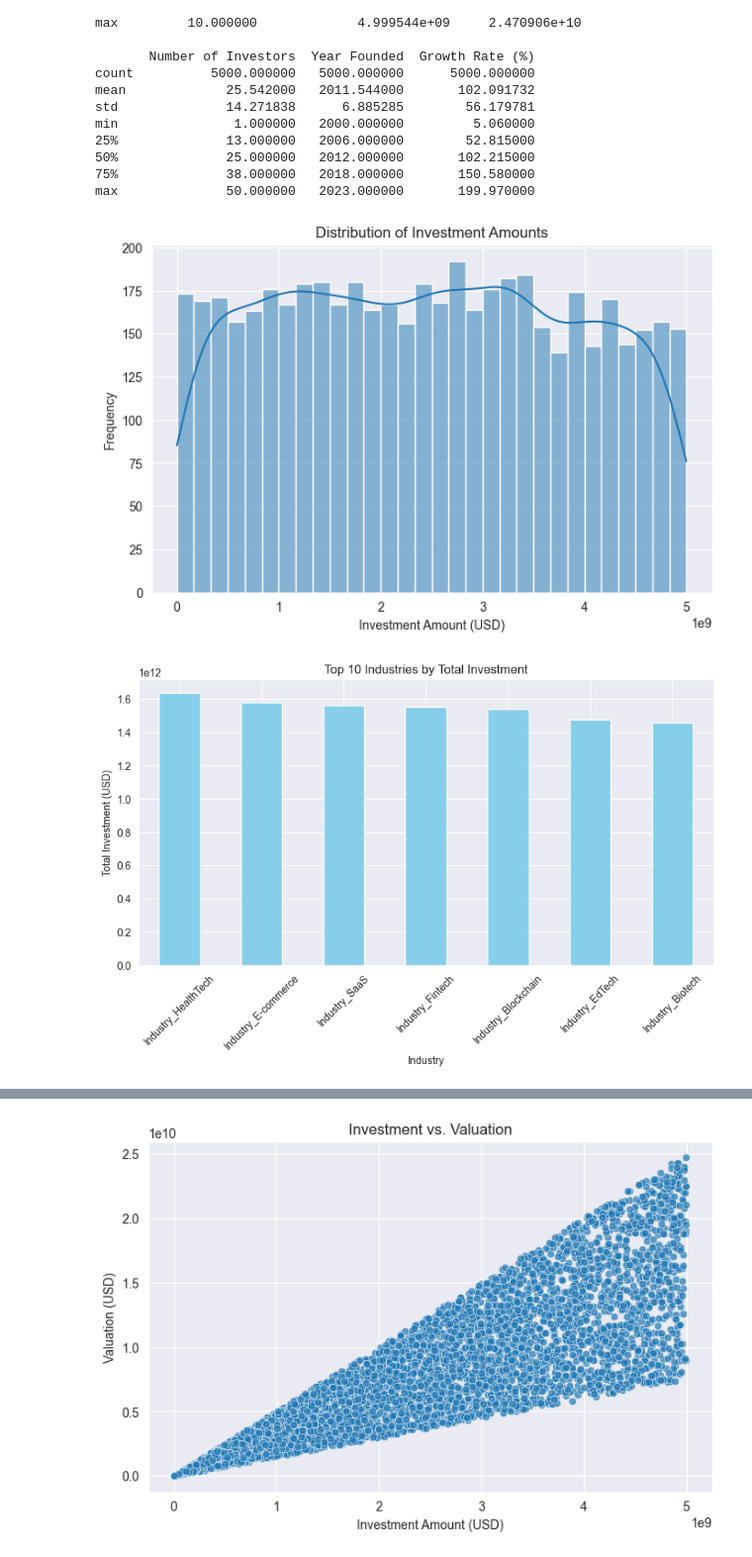
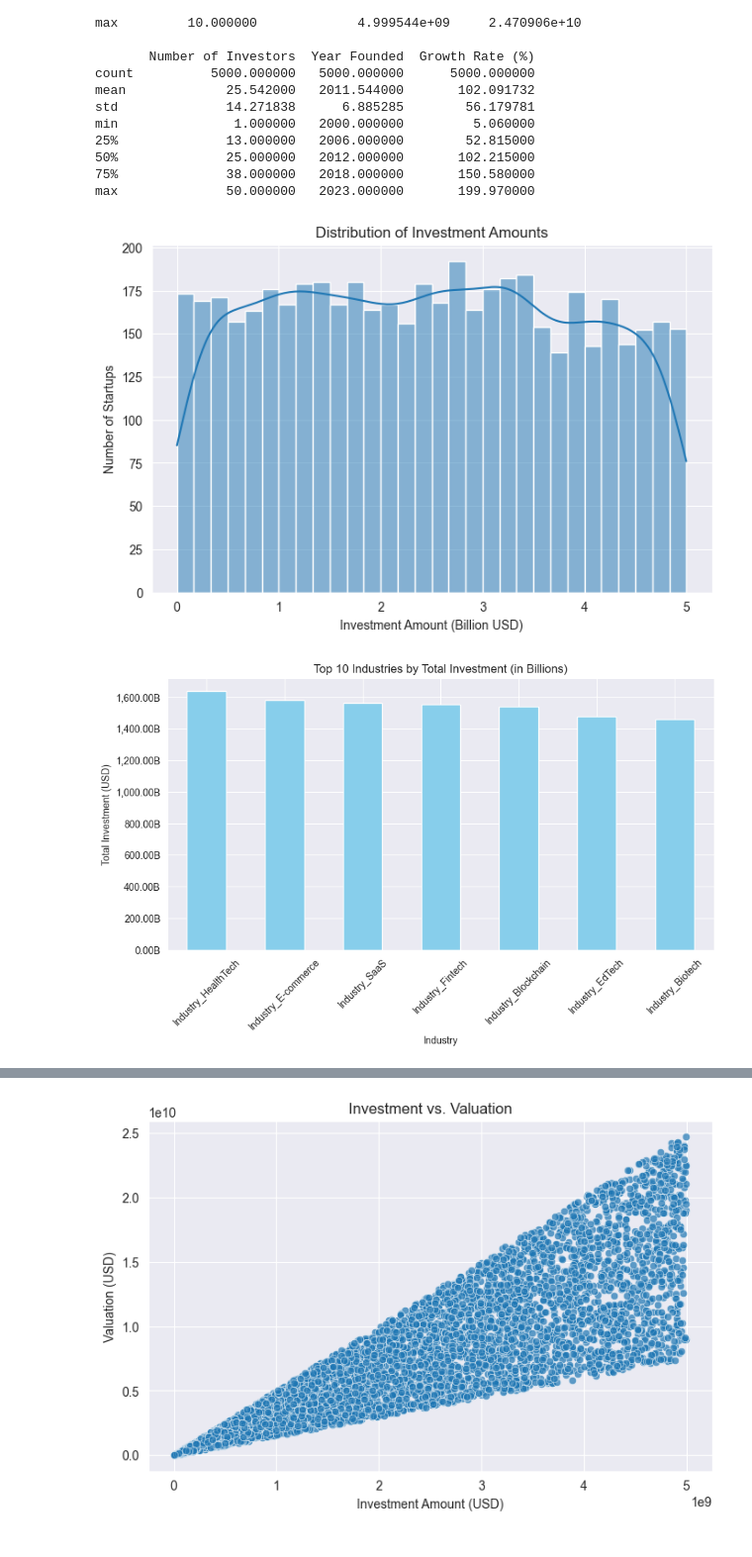
Before and after one commit to kavishkafer/BIS_Assignment, a Jupyter notebook: main.ipynb, the cells around one changed output, grey strips where cells are left out. Shown: that part at 99% size. Saved outputs shown, nothing was run; the diff lists cells and outputs as text; code cells hidden in the pictures.

Commit message:
Added Forecasting and improved readablity of graphs

```diff
--- a/main.ipynb
+++ b/main.ipynb
@@ -116,42 +116,49 @@ max              50.000000   2023.000000       199.970000
 import matplotlib.pyplot as plt
 import seaborn as sns
 
-# Histogram for Investment Amount
+# Convert investment amount to billions
+df["Investment Amount (Billion USD)"] = df["Investment Amount (USD)"] / 1e9
+
+# Plot
 plt.figure(figsize=(8, 5))
-sns.histplot(df["Investment Amount (USD)"], bins=30, kde=True)
+sns.histplot(df["Investment Amount (Billion USD)"], bins=30, kde=True)
 plt.title("Distribution of Investment Amounts")
-plt.xlabel("Investment Amount (USD)")
-plt.ylabel("Frequency")
+plt.xlabel("Investment Amount (Billion USD)")
+plt.ylabel("Number of Startups")
+plt.xticks(rotation=0)  # Keep labels horizontal for clarity
 plt.show()
 # %% [output]
-[figure, old version]
+[figure, new version]
 # %%
 # Identify industry-related columns (after one-hot encoding)
 industry_columns = [col for col in df.columns if col.startswith("Industry_")]
 
 # Create a dictionary to store total funding for each industry
 industry_funding = {}
 
 for industry in industry_columns:
     total_funding = (df[industry] * df["Investment Amount (USD)"]).sum()  # Multiply and sum
     industry_funding[industry] = total_funding
 
 # Convert to a Pandas Series and sort values
 industry_funding = pd.Series(industry_funding).sort_values(ascending=False)
 
 # Plot
 import matplotlib.pyplot as plt
+import matplotlib.ticker as mticker
 
-# Round the investment values to 2 decimal places for better readability
-industry_funding = industry_funding.round(2)
+# Convert investment values to billions (M)
+industry_funding_billions = industry_funding / 1e9  # Divide by 1 billion
 
-# Plot
 plt.figure(figsize=(10, 5))
-industry_funding.head(10).plot(kind="bar", color="skyblue")
-plt.title("Top 10 Industries by Total Investment")
+ax = industry_funding_billions.head(10).plot(kind="bar", color="skyblue")
+
+ax.yaxis.set_major_formatter(mticker.FuncFormatter(lambda x, _: f'{x:,.2f}B'))
+
+plt.title("Top 10 Industries by Total Investment (in Billions)")
 plt.xlabel("Industry")
 plt.ylabel("Total Investment (USD)")
 plt.xticks(rotation=45)
 plt.show()
 # %% [output]
-[figure, old version]
+[figure, new version]
```
Also changed, not shown: parts of 9 cells of this notebook.
